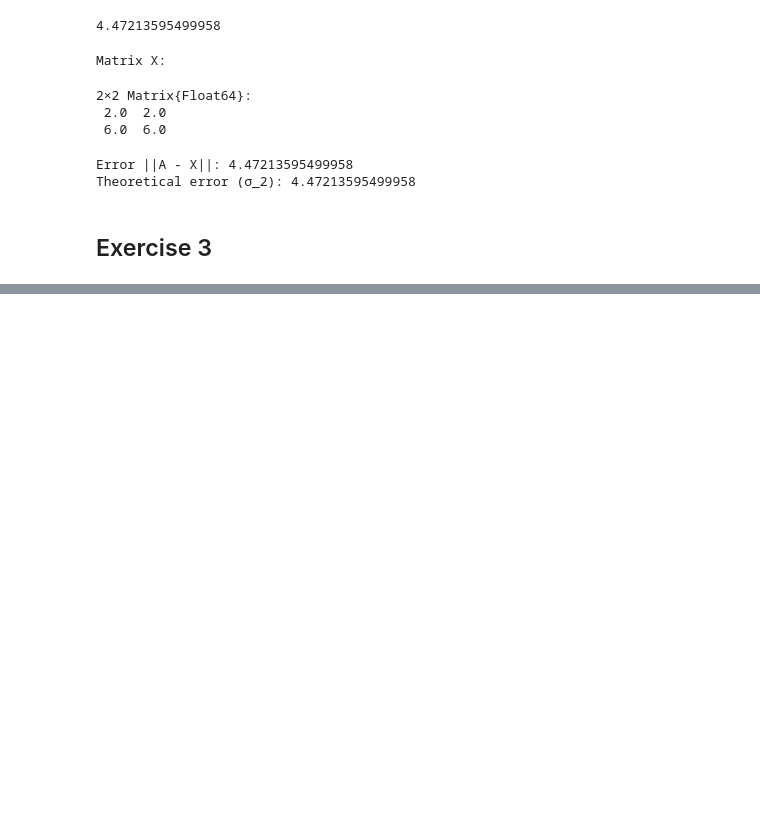
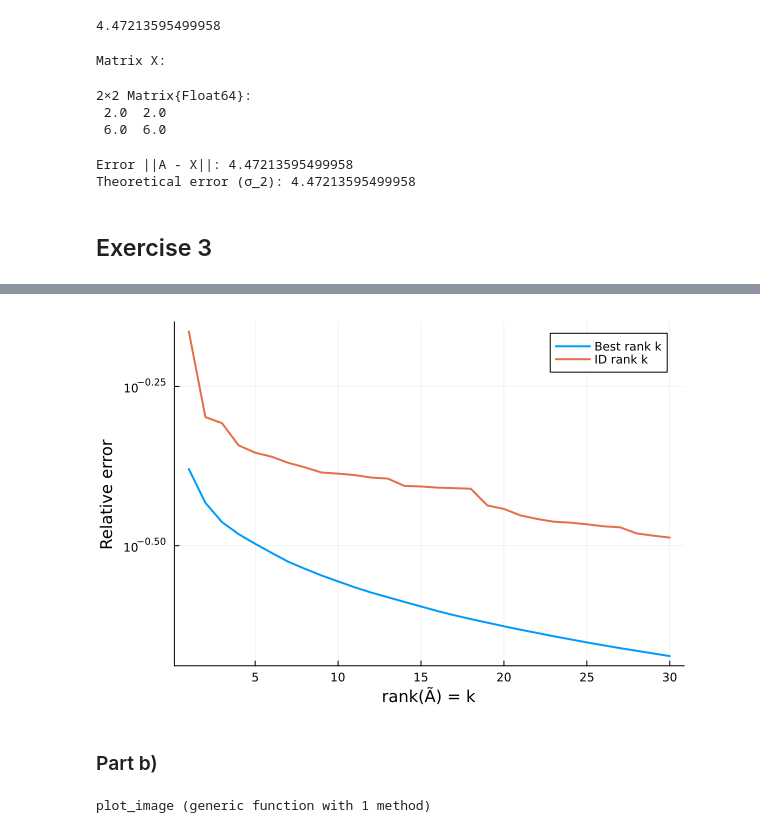
Before and after one commit to dgsob/SF2526-VT25, a Jupyter notebook: Homework_1.ipynb, the cells around one changed output, grey strips where cells are left out. Saved outputs shown, nothing was run; the diff lists cells and outputs as text; code cells hidden in the pictures; blank space fills up the shorter version.

```diff
--- a/Homework_1.ipynb
+++ b/Homework_1.ipynb
@@ -432,0 +494,30 @@ Theoretical error (σ_2): 4.47213595499958
+# %%
+function best_rank_k(A, k)
+    U, S, V = svd(A)
+    return U[:, 1:k] * Diagonal(S[1:k]) * V[:, 1:k]'
+end
+
+function relative_error(A, Ã)
+    return norm(A - Ã) / norm(A)
+end
+
+function plot_errors(A, max_k)
+    errors_svd = []
+    errors_id = []
+
+    for k in 1:max_k
+        # Best rank-k approximation (SVD)
+        A_svd_k = best_rank_k(A, k)
+        push!(errors_svd, relative_error(A, A_svd_k))
+
+        # ID approximation
+        C, Z = ID_col(A, k)
+        A_id_k = C * Z
+        push!(errors_id, relative_error(A, A_id_k))
+    end
+
+    plot(1:max_k, errors_svd, yscale=:log10, label="Best rank k", lw=2)
+    plot!(1:max_k, errors_id, yscale=:log10, label="ID rank k", lw=2)
+    xlabel!("rank(Ã) = k")
+    ylabel!("Relative error")
+end
@@ -432,0 +526,3 @@ Theoretical error (σ_2): 4.47213595499958
+# %%
+items = matread("zalando_items.mat")
+println(keys(items))
@@ -432,0 +531,2 @@ Theoretical error (σ_2): 4.47213595499958
+# %%
+A = items["item3"]
@@ -432,0 +551,13 @@ Theoretical error (σ_2): 4.47213595499958
+# %%
+plot_errors(A, 30)
+# %% [output]
+[figure, added]
+# %% [markdown]
+### Part b)
+# %%
+function plot_image(matrix, title)
+    img = permutedims(reshape(matrix, 28, 28), (2,1))
+    heatmap(img, color=:grays, aspect_ratio=1, title=title, yflip=true)
+end
+# %% [output]
+plot_image (generic function with 1 method)
```
Also changed, not shown: parts of 16 cells of this notebook.
